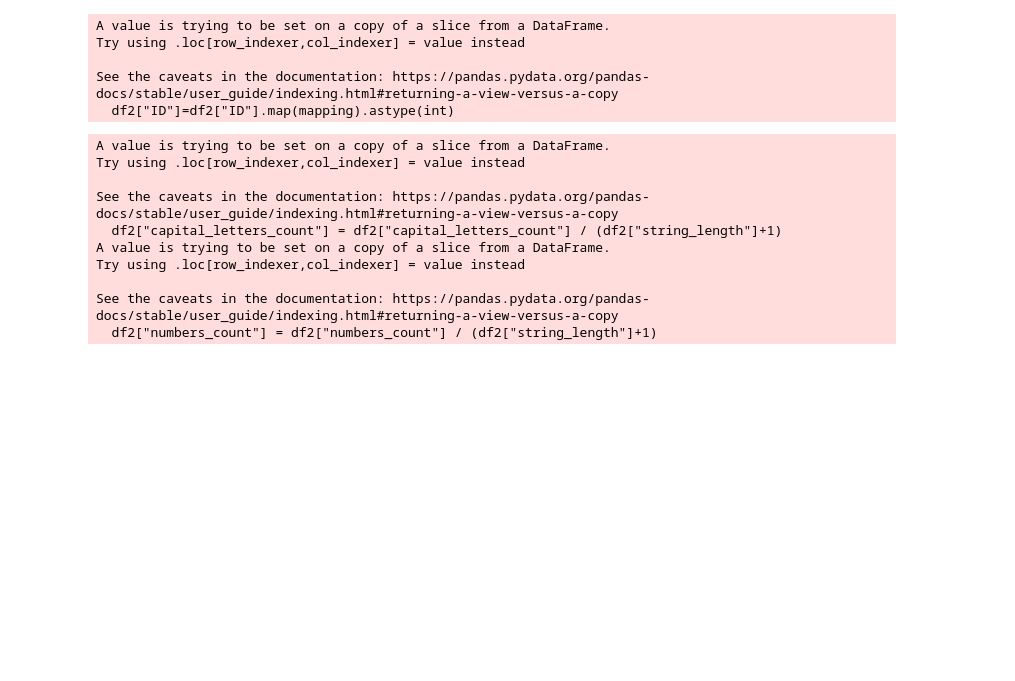
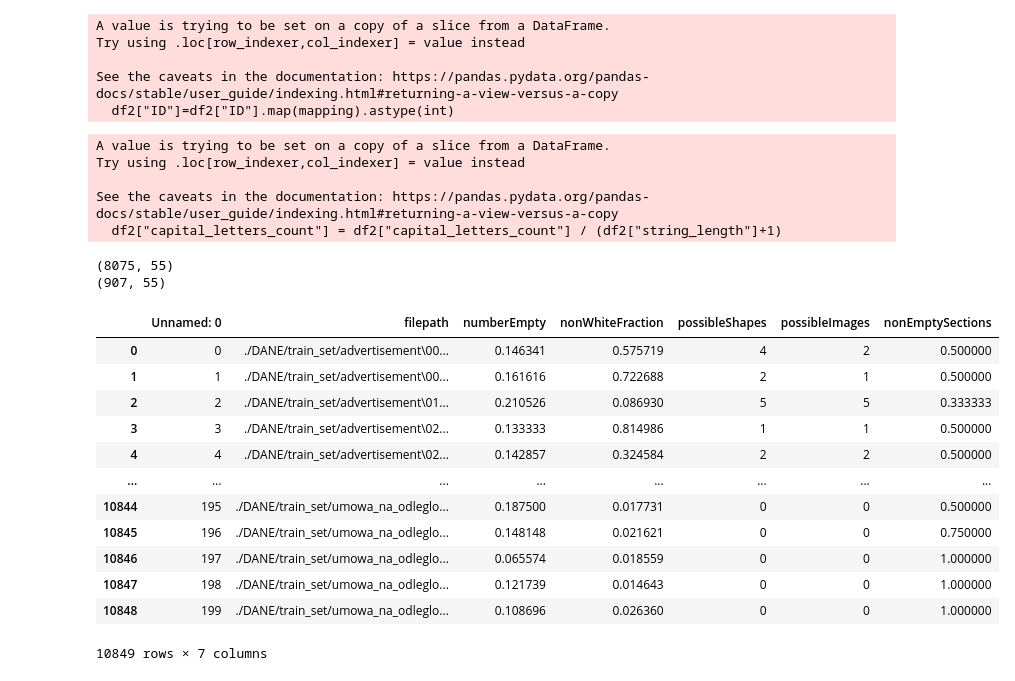
Before and after one commit to szymonsm/HackING_mISIe, a Jupyter notebook: first_model.ipynb, the cells around one changed output. Drawn from its saved outputs; the diff is of its cells as text; code cells hidden in the pictures; blank space fills up the shorter version.

```diff
--- a/first_model.ipynb
+++ b/first_model.ipynb
@@ -290,18 +304,50 @@ See the caveats in the documentation: https://pandas.pydata.org/pandas-docs/stab
   df2["ID"]=df2["ID"].map(mapping).astype(int)
 # %%
 df2["capital_letters_count"] = df2["capital_letters_count"] / (df2["string_length"]+1)
-df2["numbers_count"] = df2["numbers_count"] / (df2["string_length"]+1)
-
 df2_val["capital_letters_count"] = df2_val["capital_letters_count"] / (df2_val["string_length"]+1)
-df2_val["numbers_count"] = df2_val["numbers_count"] / (df2_val["string_length"]+1)
 # %% [output]
 A value is trying to be set on a copy of a slice from a DataFrame.
 Try using .loc[row_indexer,col_indexer] = value instead
 
 See the caveats in the documentation: https://pandas.pydata.org/pandas-docs/stable/user_guide/indexing.html#returning-a-view-versus-a-copy
   df2["capital_letters_count"] = df2["capital_letters_count"] / (df2["string_length"]+1)
-A value is trying to be set on a copy of a slice from a DataFrame.
-Try using .loc[row_indexer,col_indexer] = value instead
-
-See the caveats in the documentation: https://pandas.pydata.org/pandas-docs/stable/user_guide/indexing.html#returning-a-view-versus-a-copy
-  df2["numbers_count"] = df2["numbers_count"] / (df2["string_length"]+1)
+# %%
+print(df2.shape)
+print(df2_val.shape)
+# %% [output]
+(8075, 55)
+(907, 55)
+# %%
+import pandas as pd
+import glob
+
+# Get a list of CSV file paths
+file_paths = glob.glob('HackING_mISIe_full_train/*.csv')  # Replace 'path/to/csv/files/' with your actual file path
+
+# Initialize an empty list to store the DataFrames
+dfs_metr = []
+
+# Read and concatenate the CSV files
+for file_path in file_paths:
+    df_metr = pd.read_csv(file_path)
+    dfs_metr.append(df_metr)
+
+# Concatenate the DataFrames into a single DataFrame
+combined_df_metr = pd.concat(dfs_metr, ignore_index=True)
+
+# Print the combined DataFrame
+combined_df_metr
+# %% [output]
+|  | Unnamed: 0 | filepath | numberEmpty | nonWhiteFraction | possibleShapes | possibleImages | nonEmptySections |
+| 0 | 0 | ./DANE/train_set/advertisement\00... | 0.146341 | 0.575719 | 4 | 2 | 0.500000 |
+| 1 | 1 | ./DANE/train_set/advertisement\00... | 0.161616 | 0.722688 | 2 | 1 | 0.500000 |
+| 2 | 2 | ./DANE/train_set/advertisement\01... | 0.210526 | 0.086930 | 5 | 5 | 0.333333 |
+| 3 | 3 | ./DANE/train_set/advertisement\02... | 0.133333 | 0.814986 | 1 | 1 | 0.500000 |
+| 4 | 4 | ./DANE/train_set/advertisement\02... | 0.142857 | 0.324584 | 2 | 2 | 0.500000 |
+| ... | ... | ... | ... | ... | ... | ... | ... |
+| 10844 | 195 | ./DANE/train_set/umowa_na_odleglo... | 0.187500 | 0.017731 | 0 | 0 | 0.500000 |
+| 10845 | 196 | ./DANE/train_set/umowa_na_odleglo... | 0.148148 | 0.021621 | 0 | 0 | 0.750000 |
+| 10846 | 197 | ./DANE/train_set/umowa_na_odleglo... | 0.065574 | 0.018559 | 0 | 0 | 1.000000 |
+| 10847 | 198 | ./DANE/train_set/umowa_na_odleglo... | 0.121739 | 0.014643 | 0 | 0 | 1.000000 |
+| 10848 | 199 | ./DANE/train_set/umowa_na_odleglo... | 0.108696 | 0.026360 | 0 | 0 | 1.000000 |
+10849 rows × 7 columns
```
Also changed, not shown: parts of 18 cells of this notebook, 1 other file.
